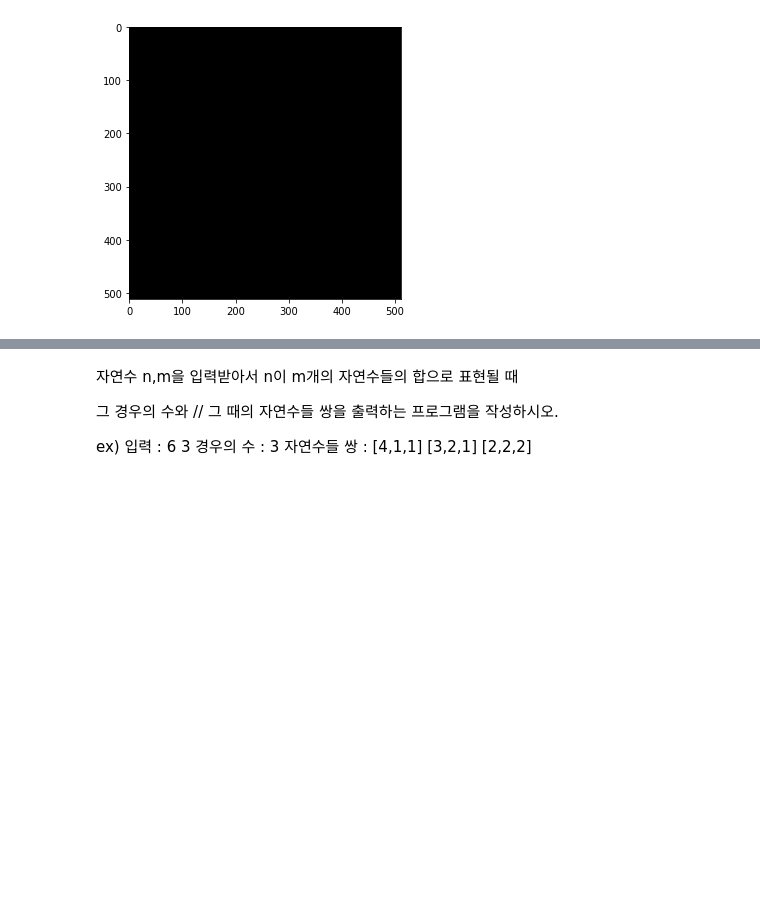
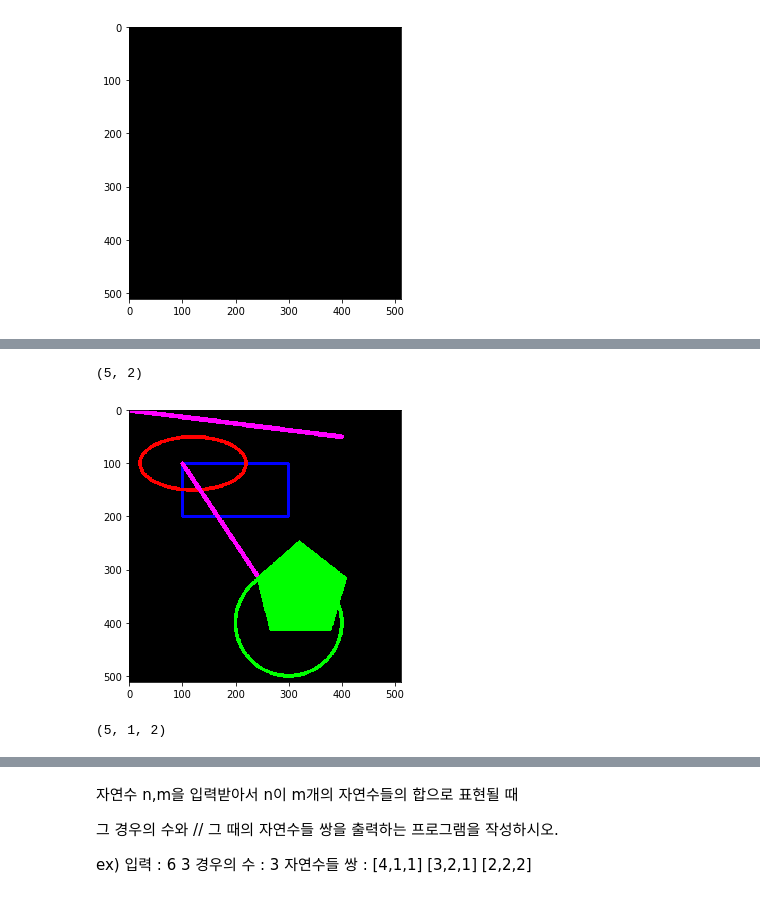
Before and after one commit to loftmain/opencv_project, a Jupyter notebook: OpenCV를이용한_디지털_영상처리/imageprocessing_02.ipynb, the cells around one changed output, grey strips where cells are left out. Saved outputs shown, nothing was run; the diff lists cells and outputs as text; code cells hidden in the pictures; blank space fills up the shorter version.

```diff
--- a/OpenCV를이용한_디지털_영상처리/imageprocessing_02.ipynb
+++ b/OpenCV를이용한_디지털_영상처리/imageprocessing_02.ipynb
@@ -103,0 +114,12 @@ TypeError: argument for ellipse() given by name ('color') and position (3)
+# %%
+pts = np.array([[320, 245], [410, 315], [380, 415], [265, 415], [240, 315]], np.int32)
+print(pts.shape)
+pts = pts.reshape((-1, 1, 2))
+cv2.fillPoly(img, [pts], color)
+
+imshow("", img)
+print(pts.shape)
+# %% [output]
+(5, 2)
+[figure, added]
+(5, 1, 2)
```
Also changed, not shown: parts of 5 cells of this notebook.
